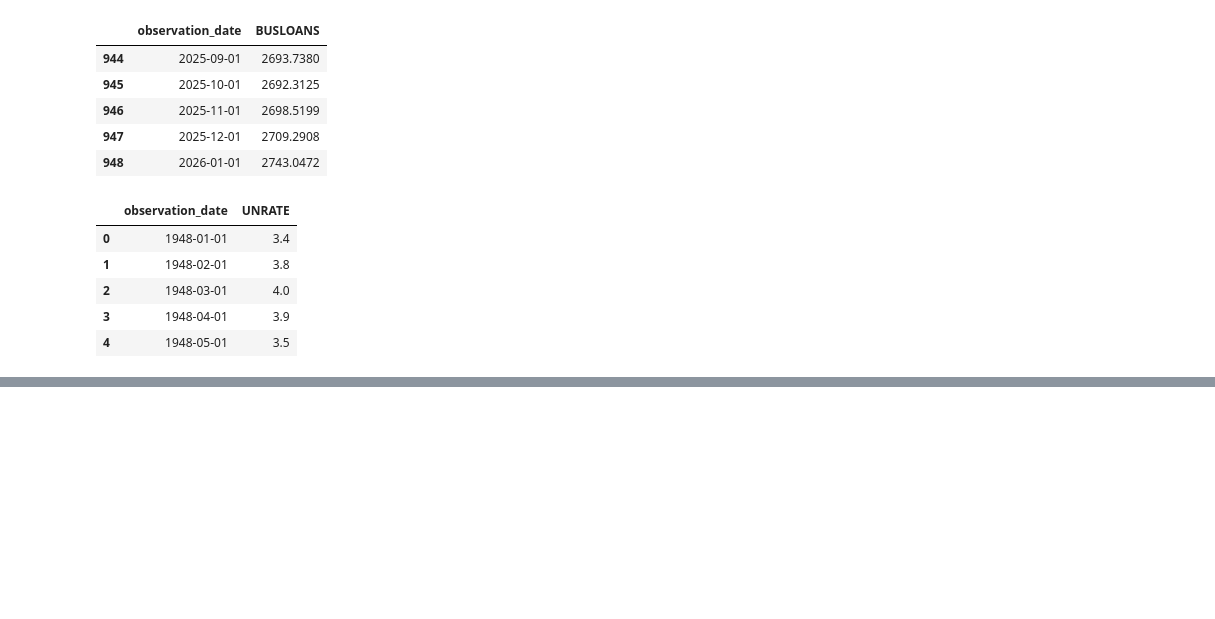
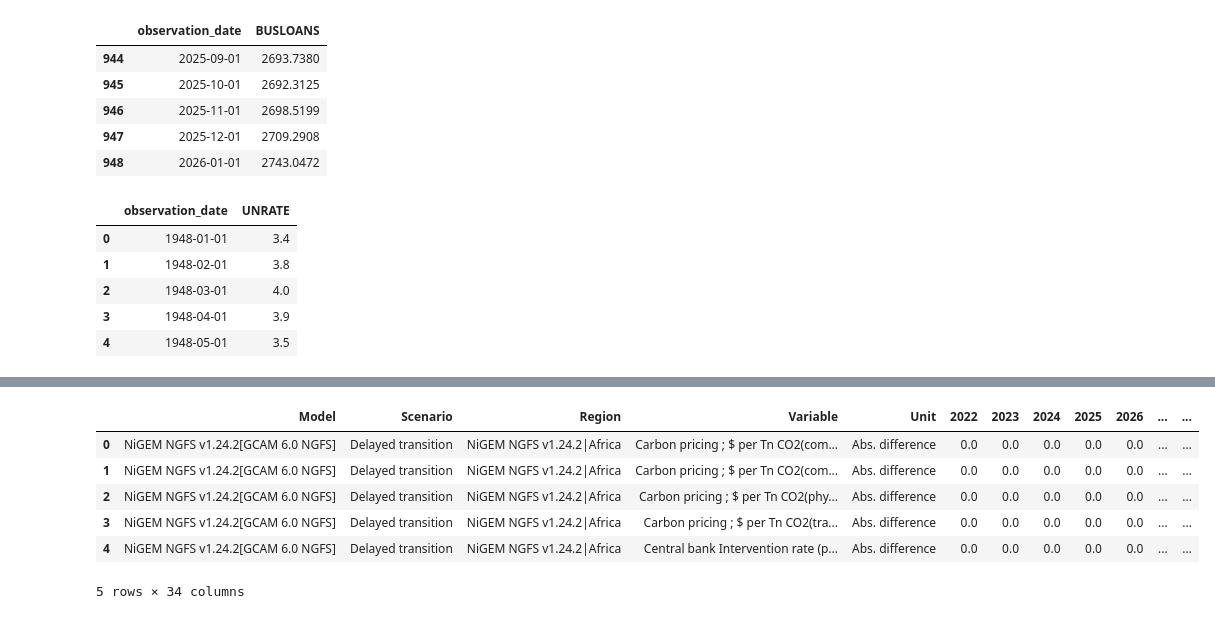
Before and after one commit to gpointd/ECON-522-Forecasting-Project, a Jupyter notebook: Climate Data/Climate Analysis.ipynb, the cells around one changed output, grey strips where cells are left out. Saved outputs shown, nothing was run; the diff lists cells and outputs as text; code cells hidden in the pictures; blank space fills up the shorter version.

```diff
--- a/Climate Data/Climate Analysis.ipynb
+++ b/Climate Data/Climate Analysis.ipynb
@@ -53,0 +69,11 @@ unemployment.head()
+# %%
+## read NiGEM data
+nigem = pd.read_excel("NiGEM_data.xlsx")
+# %% [output]
+|  | Model | Scenario | Region | Variable | Unit | 2022 | 2023 | 2024 | 2025 | 2026 | ... | ... |
+| 0 | NiGEM NGFS v1.24.2[GCAM 6.0 NGFS] | Delayed transition | NiGEM NGFS v1.24.2|Africa | Carbon pricing ; $ per Tn CO2(com... | Abs. difference | 0.0 | 0.0 | 0.0 | 0.0 | 0.0 | ... | ... |
+| 1 | NiGEM NGFS v1.24.2[GCAM 6.0 NGFS] | Delayed transition | NiGEM NGFS v1.24.2|Africa | Carbon pricing ; $ per Tn CO2(com... | Abs. difference | 0.0 | 0.0 | 0.0 | 0.0 | 0.0 | ... | ... |
+| 2 | NiGEM NGFS v1.24.2[GCAM 6.0 NGFS] | Delayed transition | NiGEM NGFS v1.24.2|Africa | Carbon pricing ; $ per Tn CO2(phy... | Abs. difference | 0.0 | 0.0 | 0.0 | 0.0 | 0.0 | ... | ... |
+| 3 | NiGEM NGFS v1.24.2[GCAM 6.0 NGFS] | Delayed transition | NiGEM NGFS v1.24.2|Africa | Carbon pricing ; $ per Tn CO2(tra... | Abs. difference | 0.0 | 0.0 | 0.0 | 0.0 | 0.0 | ... | ... |
+| 4 | NiGEM NGFS v1.24.2[GCAM 6.0 NGFS] | Delayed transition | NiGEM NGFS v1.24.2|Africa | Central bank Intervention rate (p... | Abs. difference | 0.0 | 0.0 | 0.0 | 0.0 | 0.0 | ... | ... |
+5 rows × 34 columns
```
Also changed, not shown: parts of 8 cells of this notebook.
